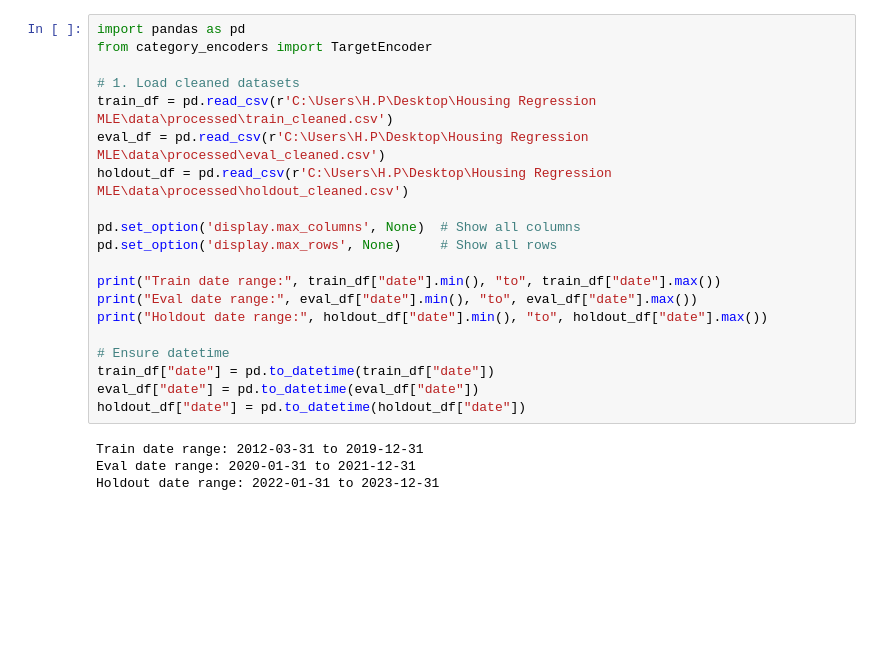
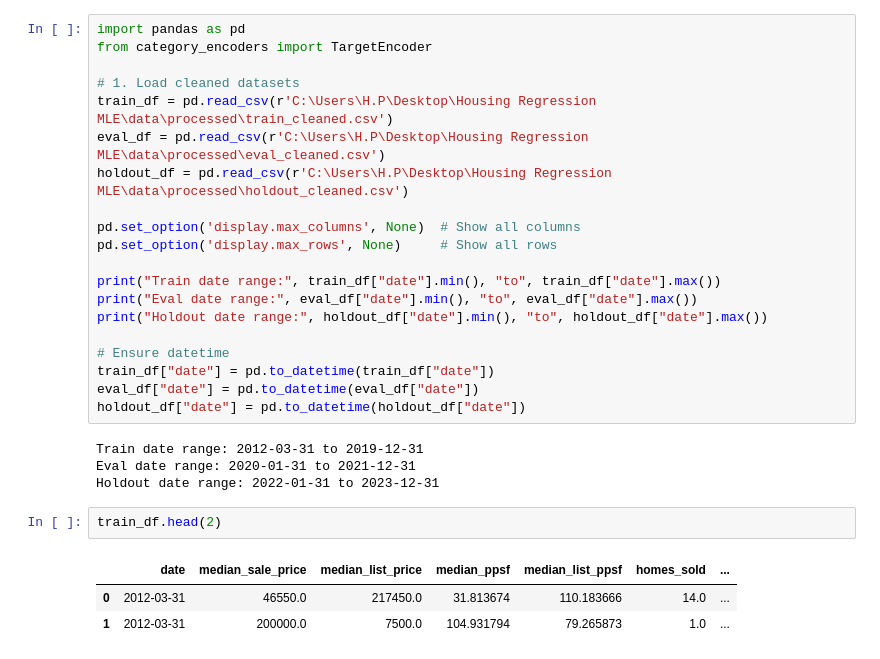
Before and after one commit to aditya-somani/End-to-End-ML-Regression-Project, a Jupyter notebook: notebooks/02_feature_eng_encoding.ipynb, the cells around one changed output. Saved outputs shown, nothing was run; the diff lists cells and outputs as text; blank space fills up the shorter version.

```diff
--- a/notebooks/02_feature_eng_encoding.ipynb
+++ b/notebooks/02_feature_eng_encoding.ipynb
@@ -22,3 +22,9 @@ holdout_df["date"] = pd.to_datetime(holdout_df["date"])
 Train date range: 2012-03-31 to 2019-12-31
 Eval date range: 2020-01-31 to 2021-12-31
 Holdout date range: 2022-01-31 to 2023-12-31
+# %%
+train_df.head(2)
+# %% [output]
+|  | date | median_sale_price | median_list_price | median_ppsf | median_list_ppsf | homes_sold | ... |
+| 0 | 2012-03-31 | 46550.0 | 217450.0 | 31.813674 | 110.183666 | 14.0 | ... |
+| 1 | 2012-03-31 | 200000.0 | 7500.0 | 104.931794 | 79.265873 | 1.0 | ... |
```
Also changed, not shown: parts of 21 cells of this notebook.
